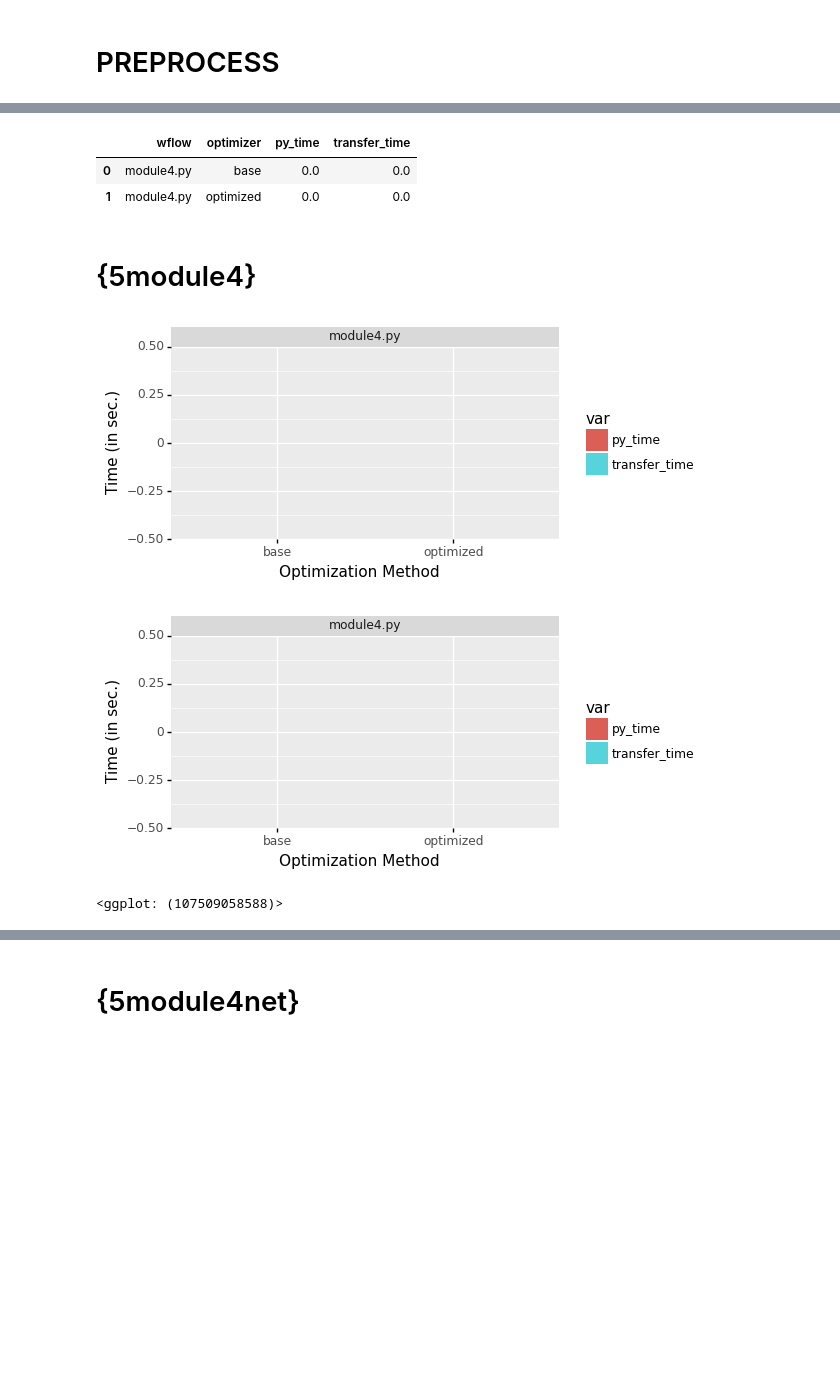
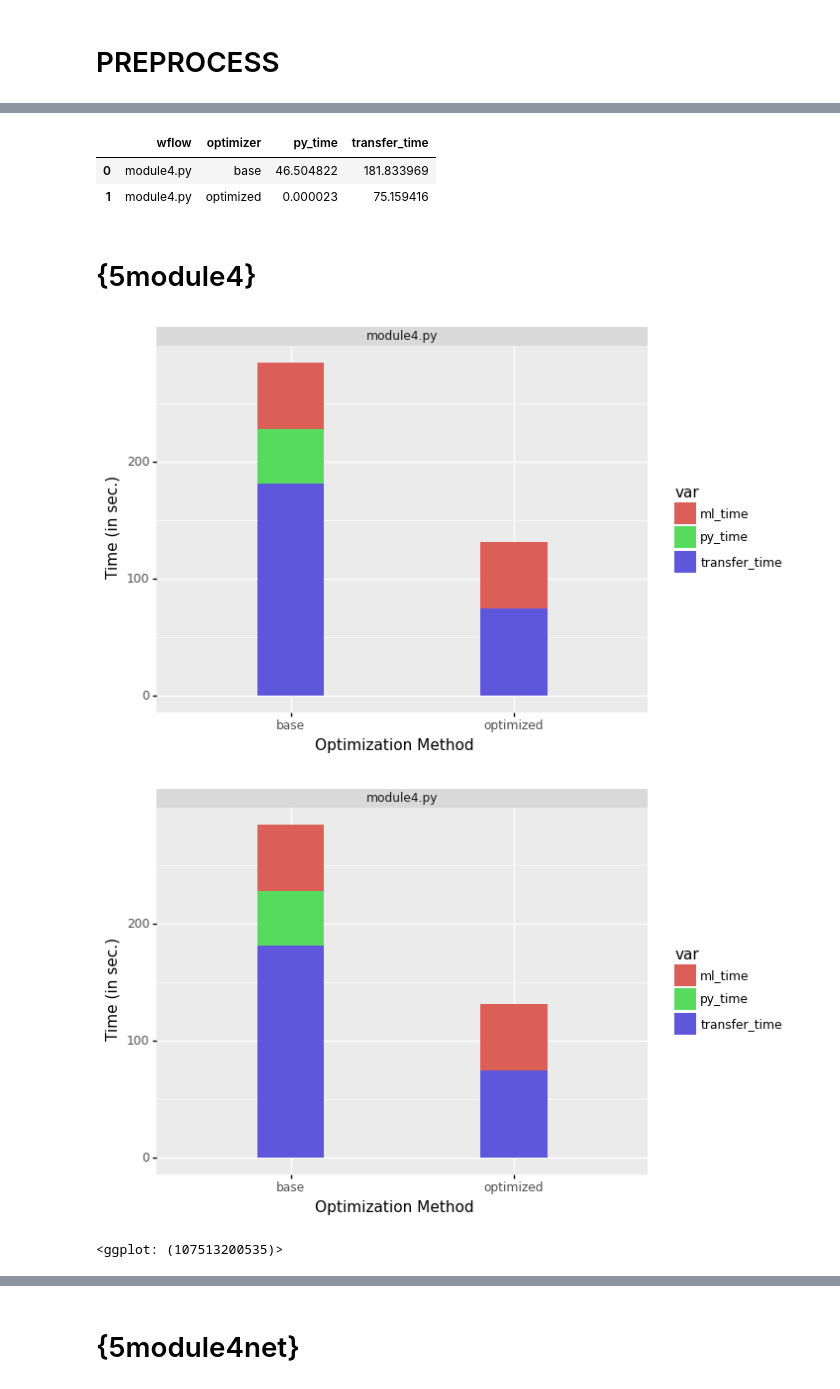
Before and after one commit to yoreei/p2d2, a Jupyter notebook: docs/5module4.ipynb, the cells around one changed output, grey strips where cells are left out. Drawn from its saved outputs; the diff is of its cells as text; code cells hidden in the pictures; blank space fills up the shorter version.

```diff
--- a/docs/5module4.ipynb
+++ b/docs/5module4.ipynb
@@ -13,6 +13,7 @@ pandas.options.display.max_rows=10
 # %%
 factors= ['wflow', 'optimizer', 'net', 'scale']
 df=pandas.read_feather('specific-reports/5module4.feather')
+df.rename(columns={"db_time":"transfer_time"}, inplace=True)
 df.columns
 # %% [output]
 Index(['bytes_memory', 'cpu_percent', 'bytes_sent', 'bytes_recv',
@@ -47,6 +49,6 @@ Index(['wflow', 'optimizer', 'net', 'scale', 'bytes_memory', 'cpu_percent',
       dtype='object')
 # %%
-overview.rename(columns={"db_time":"transfer_time"}, inplace=True)
+
 overview["py_time"] = overview["shared_wall_time"] - overview["transfer_time"]
 # %%
 module4 = overview[["wflow", "optimizer", "py_time", "transfer_time"]]
@@ -54,13 +56,17 @@ module4 = overview[["wflow", "optimizer", "py_time", "transfer_time"]]
 module4
 # %% [output]
 |  | wflow | optimizer | py_time | transfer_time |
-| 0 | module4.py | base | 0.0 | 0.0 |
-| 1 | module4.py | optimized | 0.0 | 0.0 |
+| 0 | module4.py | base | 46.504822 | 181.833969 |
+| 1 | module4.py | optimized | 0.000023 | 75.159416 |
 # %% [markdown]
 # {5module4}
 # %%
 plot_df = module4.melt(id_vars=["wflow", "optimizer"], value_vars=["py_time", "transfer_time"],
                     value_name='measurement', var_name='var')
+# %%
+# I recorded the ml time separately
+ml_df = pandas.DataFrame({"wflow":["module4.py"]*2, "optimizer":["base", "optimized"], "var":["ml_time"]*2, "measurement":[56.4823000]*2})
+plot_df = plot_df.append(ml_df)
 # %%
 plot = (
         ggplot(plot_df, aes('optimizer', y='measurement', fill='var'))
@@ -69,15 +75,17 @@ plot = (
         + facet_wrap('wflow', scales='free')
         + xlab("Optimization Method")
         + ylab("Time (in sec.)")
-        + theme(figure_size=(5, 2.5),
-               subplots_adjust={'hspace': 1, 'wspace': 0.25})
+        + theme(
+              #   figure_size=(5, 2.5)
+              #  ,subplots_adjust={'hspace': 1, 'wspace': 0.25}
+               )
     )
 # %%
-plot.save("specific-plots/5end_to_end.png")
+plot.save("specific-plots/5module4.png")
 matplot = plot.draw()
-tikzplotlib.save('specific-plots/5end_to_end.tikz', figure=matplot)
+tikzplotlib.save('specific-plots/5module4.tikz', figure=matplot)
 display(plot)
 # %% [output]
-[figure, old version]
+[figure, new version]
-[figure, old version]
+[figure, new version]
-<ggplot: (107509058588)>
+<ggplot: (107513200535)>
```
Also changed, not shown: parts of 13 cells of this notebook, 24 other files.
